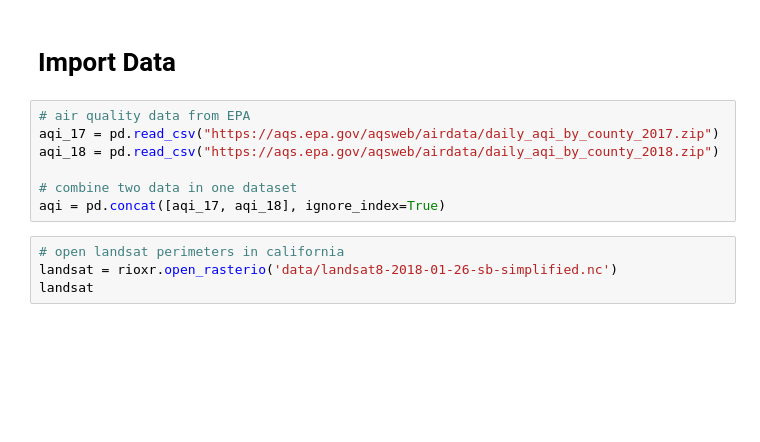
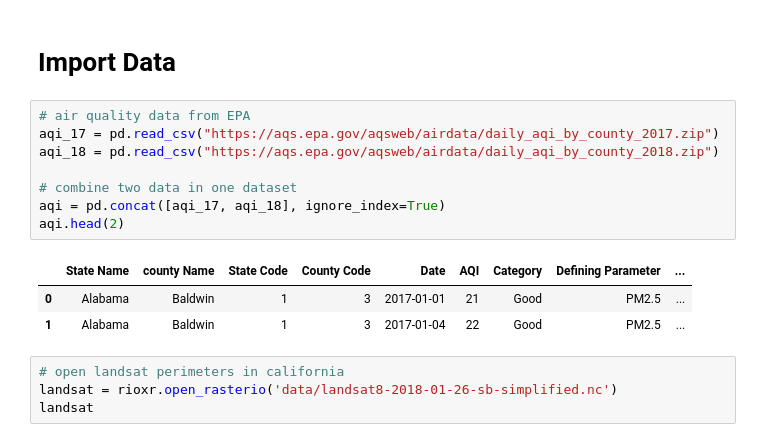
Before and after one commit to khj9759/khj9759.github.io, a Jupyter notebook: posts/2023-12-09-thomas-fire/thomas_fire_air.ipynb, the cells around one changed output. Cells and saved outputs as stored; diff of their text form; blank space fills up the shorter version.

```diff
--- a/posts/2023-12-09-thomas-fire/thomas_fire_air.ipynb
+++ b/posts/2023-12-09-thomas-fire/thomas_fire_air.ipynb
@@ -84,10 +85,15 @@ pd.set_option('display.max_columns', None)
 # %%
 # air quality data from EPA
 aqi_17 = pd.read_csv("https://aqs.epa.gov/aqsweb/airdata/daily_aqi_by_county_2017.zip")
 aqi_18 = pd.read_csv("https://aqs.epa.gov/aqsweb/airdata/daily_aqi_by_county_2018.zip")
 
 # combine two data in one dataset
 aqi = pd.concat([aqi_17, aqi_18], ignore_index=True)
+aqi.head(2)
+# %% [output]
+|  | State Name | county Name | State Code | County Code | Date | AQI | Category | Defining Parameter | ... |
+| 0 | Alabama | Baldwin | 1 | 3 | 2017-01-01 | 21 | Good | PM2.5 | ... |
+| 1 | Alabama | Baldwin | 1 | 3 | 2017-01-04 | 22 | Good | PM2.5 | ... |
 # %%
 # open landsat perimeters in california
 landsat = rioxr.open_rasterio('data/landsat8-2018-01-26-sb-simplified.nc')
```
Also changed, not shown: parts of 3 cells of this notebook, 2 other files.
